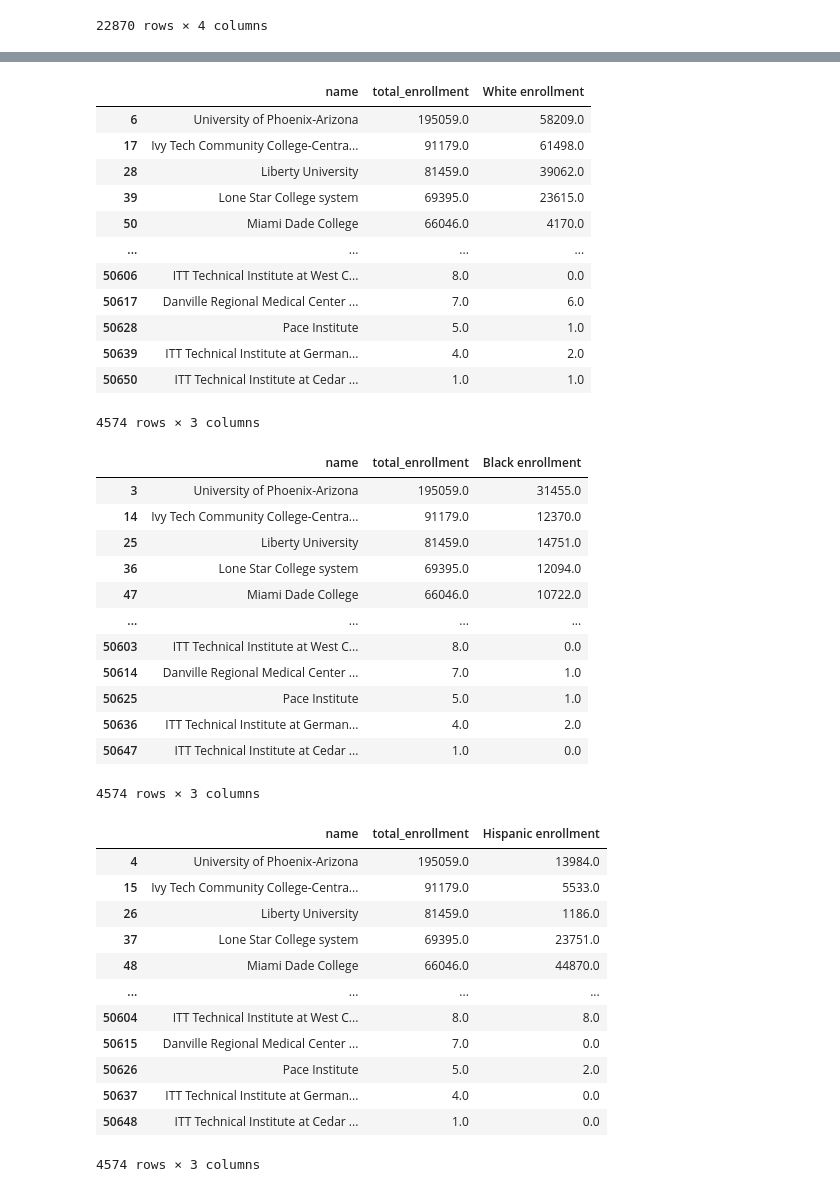
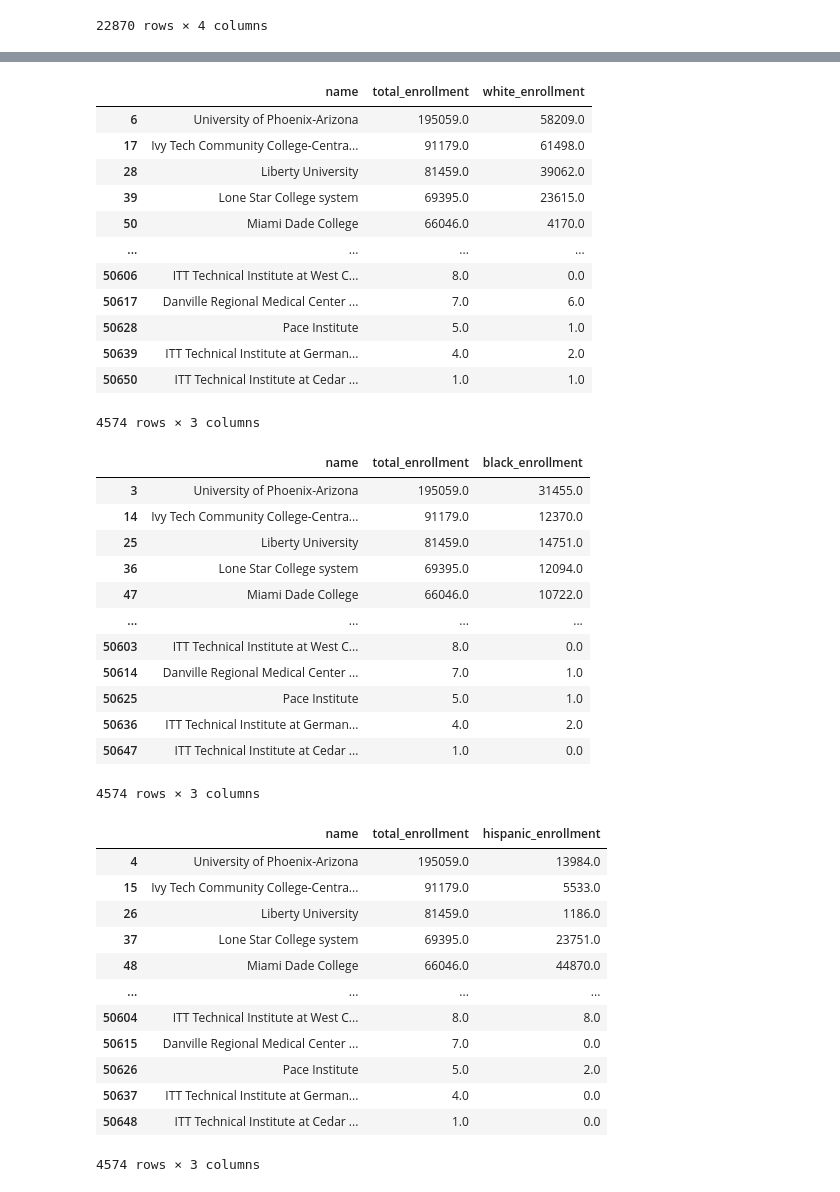
Before and after one commit to leoRysing/DS-3000-final-project, a Jupyter notebook: data_wrangling.ipynb, the cells around one changed output, grey strips where cells are left out. Saved outputs shown, nothing was run; the diff lists cells and outputs as text; code cells hidden in the pictures.

```diff
--- a/data_wrangling.ipynb
+++ b/data_wrangling.ipynb
@@ -344,11 +344,11 @@ diversity_asian
 # %%
 diversity_white = sliced_diversity[sliced_diversity["category"] == "White"]
 diversity_white = diversity_white.drop(labels = ["category"], axis = 1)
-new_Names_block1 = {"enrollment":"White enrollment"}
+new_Names_block1 = {"enrollment":"white_enrollment"}
 diversity_white = diversity_white.rename(columns=new_Names_block1)
 diversity_white
 # %% [output]
-|  | name | total_enrollment | White enrollment |
+|  | name | total_enrollment | white_enrollment |
 | 6 | University of Phoenix-Arizona | 195059.0 | 58209.0 |
 | 17 | Ivy Tech Community College-Centra... | 91179.0 | 61498.0 |
 | 28 | Liberty University | 81459.0 | 39062.0 |
@@ -364,11 +364,11 @@ diversity_white
 # %%
 diversity_black = sliced_diversity[sliced_diversity["category"] == "Black"]
 diversity_black = diversity_black.drop(labels = ["category"], axis = 1)
-new_Names_block1 = {"enrollment":"Black enrollment"}
+new_Names_block1 = {"enrollment":"black_enrollment"}
 diversity_black = diversity_black.rename(columns=new_Names_block1)
 diversity_black
 # %% [output]
-|  | name | total_enrollment | Black enrollment |
+|  | name | total_enrollment | black_enrollment |
 | 3 | University of Phoenix-Arizona | 195059.0 | 31455.0 |
 | 14 | Ivy Tech Community College-Centra... | 91179.0 | 12370.0 |
 | 25 | Liberty University | 81459.0 | 14751.0 |
@@ -384,11 +384,11 @@ diversity_black
 # %%
 diversity_hispanic = sliced_diversity[sliced_diversity["category"] == "Hispanic"]
 diversity_hispanic = diversity_hispanic.drop(labels = ["category"], axis = 1)
-new_Names_block1 = {"enrollment":"Hispanic enrollment"}
+new_Names_block1 = {"enrollment":"hispanic_enrollment"}
 diversity_hispanic = diversity_hispanic.rename(columns=new_Names_block1)
 diversity_hispanic
 # %% [output]
-|  | name | total_enrollment | Hispanic enrollment |
+|  | name | total_enrollment | hispanic_enrollment |
 | 4 | University of Phoenix-Arizona | 195059.0 | 13984.0 |
 | 15 | Ivy Tech Community College-Centra... | 91179.0 | 5533.0 |
 | 26 | Liberty University | 81459.0 | 1186.0 |
```
Also changed, not shown: parts of 8 cells of this notebook.
